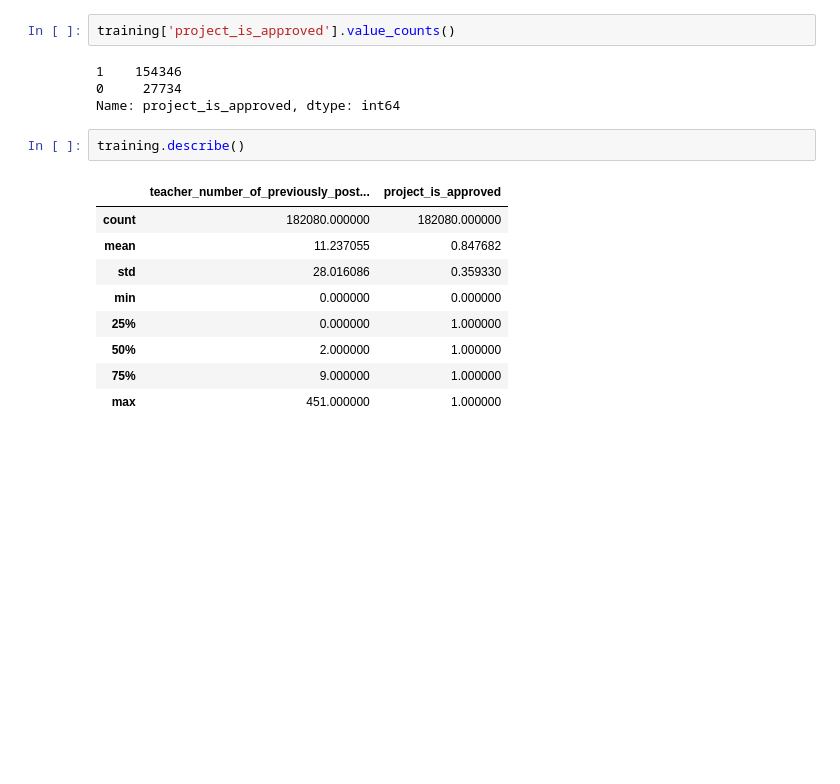
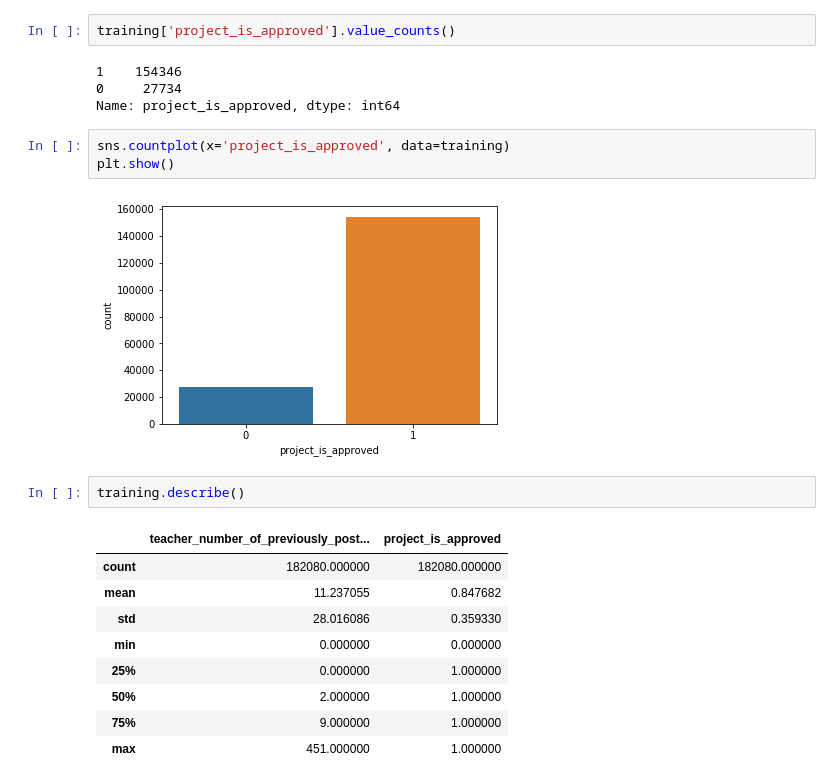
Before and after one commit to matthewcassi/kaggle_competitions, a Jupyter notebook: donors_choose/initial_look.ipynb, the cells around one changed output. Drawn from its saved outputs; the diff is of its cells as text; blank space fills up the shorter version.

```diff
--- a/donors_choose/initial_look.ipynb
+++ b/donors_choose/initial_look.ipynb
@@ -35,6 +35,11 @@ training['project_is_approved'].value_counts()
 1    154346
 0     27734
 Name: project_is_approved, dtype: int64
+# %%
+sns.countplot(x='project_is_approved', data=training)
+plt.show()
+# %% [output]
+[figure, added]
 # %%
 training.describe()
 # %% [output]
```
Also changed, not shown: parts of 20 cells of this notebook.
